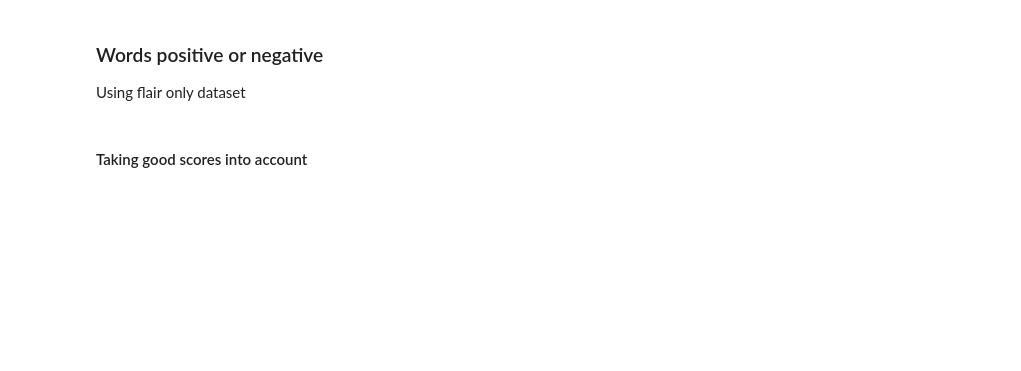
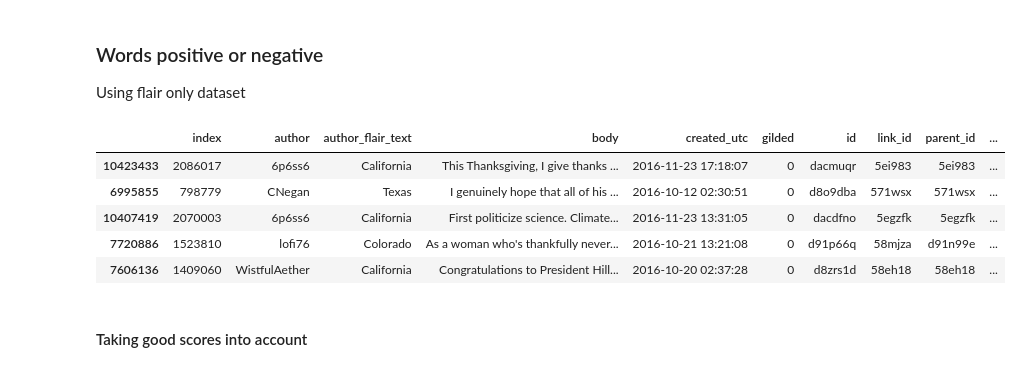
Before and after one commit to arthishow/Project, a Jupyter notebook: Final project.ipynb, the cells around one changed output. Saved outputs shown, nothing was run; the diff lists cells and outputs as text; code cells hidden in the pictures; blank space fills up the shorter version.

```diff
--- a/Final project.ipynb
+++ b/Final project.ipynb
@@ -149,6 +149,6 @@ print(len(set(politics['author_flair_text'].dropna())))
 119
 # %%
-state_full = set(np.array(city_states['State_full'].dropna()))
+state_full = set(np.array(city_states['State full'].dropna()))
 print(state_full)
 print(len(state_full))
 # %% [output]
@@ -241,18 +241,30 @@ Using flair only dataset
 # %%
 def get_word_count(df, sentiment):
     """ Get the word count according to the sentiment. Can be 'Positive', 'Negative', 'Neutral' or 'None' """
     if sentiment != 'None':
         filtered_df = df[df['label'] == sentiment]
     else:
         filtered_df = df.copy()
     fdists = list(filtered_df['wordcount'])
     tot_fd = nltk.FreqDist()
     for fdist in fdists:
         for key in fdist:
             tot_fd[key] += fdist.get(key)
 
     return tot_fd
 
-sorted_score = flair_city_politics.sort_values(by=['score'], ascending=False)
+sample_sorted_score = flair_politics.copy().sample(5000).sort_values(by=['score'], ascending=False)
+sample_sorted_score['entity'] = sample_sorted_score['body'].apply(nlp_entity)
+sample_sorted_score['sentiment'] = sample_sorted_score['body'].apply(nlp_sentiment)
+sample_sorted_score['wordcount'] = sample_sorted_score['body'].apply(nlp_wordcount)
+sample_sorted_score['label'] = sample_sorted_score['sentiment'].apply(sentiment_to_label)
+sample_sorted_score.head()
+# %% [output]
+|  | index | author | author_flair_text | body | created_utc | gilded | id | link_id | parent_id | ... |
+| 10423433 | 2086017 | 6p6ss6 | California | This Thanksgiving, I give thanks ... | 2016-11-23 17:18:07 | 0 | dacmuqr | 5ei983 | 5ei983 | ... |
+| 6995855 | 798779 | CNegan | Texas | I genuinely hope that all of his ... | 2016-10-12 02:30:51 | 0 | d8o9dba | 571wsx | 571wsx | ... |
+| 10407419 | 2070003 | 6p6ss6 | California | First politicize science. Climate... | 2016-11-23 13:31:05 | 0 | dacdfno | 5egzfk | 5egzfk | ... |
+| 7720886 | 1523810 | lofi76 | Colorado | As a woman who's thankfully never... | 2016-10-21 13:21:08 | 0 | d91p66q | 58mjza | d91n99e | ... |
+| 7606136 | 1409060 | WistfulAether | California | Congratulations to President Hill... | 2016-10-20 02:37:28 | 0 | d8zrs1d | 58eh18 | 58eh18 | ... |
 # %% [markdown]
 #### Taking good scores into account
```
Also changed, not shown: parts of 22 cells of this notebook, 1 other file.
